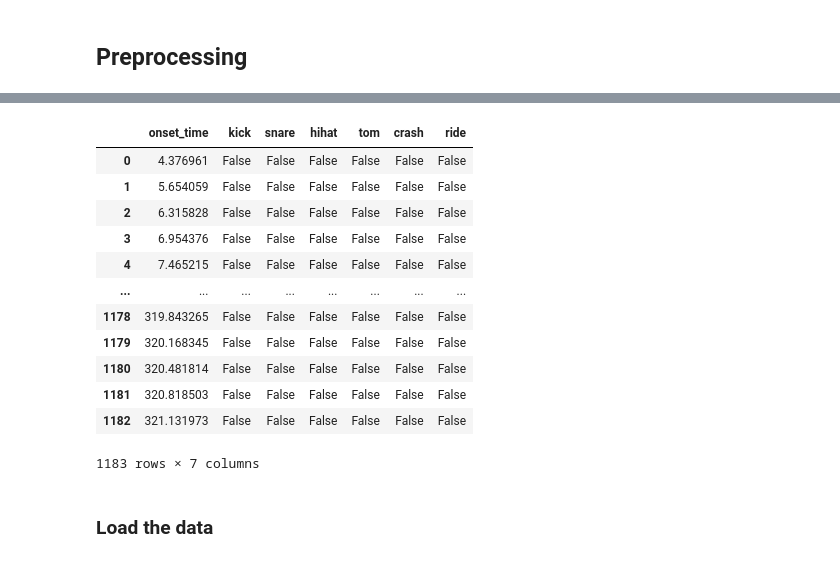
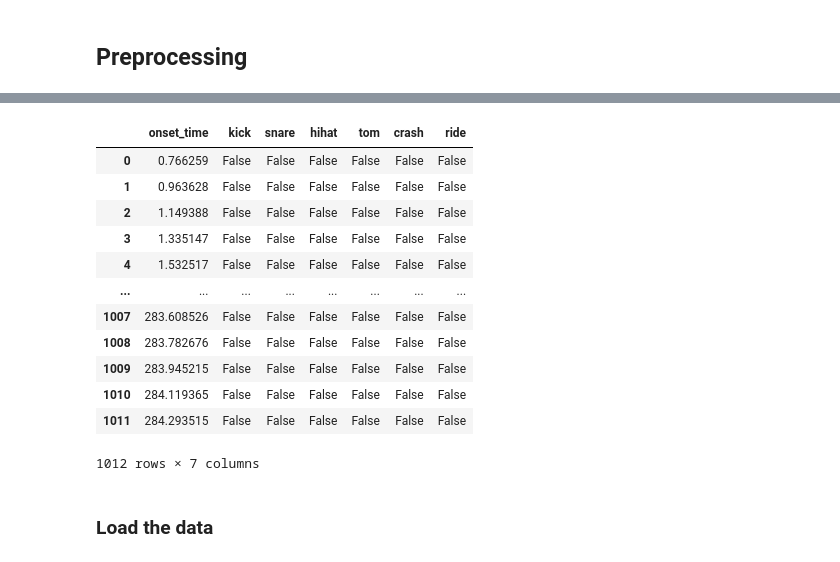
Before and after one commit to skittree/DrummerScore, a Jupyter notebook: main.ipynb, the cells around one changed output, grey strips where cells are left out. Cells and saved outputs as stored; diff of their text form; code cells hidden in the pictures.

```diff
--- a/main.ipynb
+++ b/main.ipynb
@@ -178,29 +178,29 @@ Generating splits for "Devin Townsend - Call of the Void.mp3" with GPU...
 # %%
 audio, sr = torchaudio.load(demucs_path, format="mp3")
 if audio.shape[0] == 2:
     audio = torch.mean(audio, dim=0, keepdim=False)
 
 y = audio.numpy()
-onset_env = librosa.onset.onset_strength(y=y, sr=sr, n_fft=2048)
+onset_env = librosa.onset.onset_strength(y=y, sr=sr, n_fft=1024)
 tempo, beats = librosa.beat.beat_track(y=y, sr=sr)
 onset_frames = librosa.onset.onset_detect(onset_envelope=onset_env, sr=sr)
 onset_times = pd.DataFrame(librosa.frames_to_time(onset_frames, sr=sr), columns=['onset_time'])
 onset_times[drum_labels] = False
 onset_times
 # %% [output]
 |  | onset_time | kick | snare | hihat | tom | crash | ride |
-| 0 | 4.376961 | False | False | False | False | False | False |
-| 1 | 5.654059 | False | False | False | False | False | False |
-| 2 | 6.315828 | False | False | False | False | False | False |
-| 3 | 6.954376 | False | False | False | False | False | False |
-| 4 | 7.465215 | False | False | False | False | False | False |
+| 0 | 0.766259 | False | False | False | False | False | False |
+| 1 | 0.963628 | False | False | False | False | False | False |
+| 2 | 1.149388 | False | False | False | False | False | False |
+| 3 | 1.335147 | False | False | False | False | False | False |
+| 4 | 1.532517 | False | False | False | False | False | False |
 | ... | ... | ... | ... | ... | ... | ... | ... |
-| 1178 | 319.843265 | False | False | False | False | False | False |
-| 1179 | 320.168345 | False | False | False | False | False | False |
-| 1180 | 320.481814 | False | False | False | False | False | False |
-| 1181 | 320.818503 | False | False | False | False | False | False |
-| 1182 | 321.131973 | False | False | False | False | False | False |
+| 1007 | 283.608526 | False | False | False | False | False | False |
+| 1008 | 283.782676 | False | False | False | False | False | False |
+| 1009 | 283.945215 | False | False | False | False | False | False |
+| 1010 | 284.119365 | False | False | False | False | False | False |
+| 1011 | 284.293515 | False | False | False | False | False | False |
-1183 rows × 7 columns
+1012 rows × 7 columns
 # %% [markdown]
 ### Load the data
 # %%
```
Also changed, not shown: parts of 3 cells of this notebook, 5 other files.
